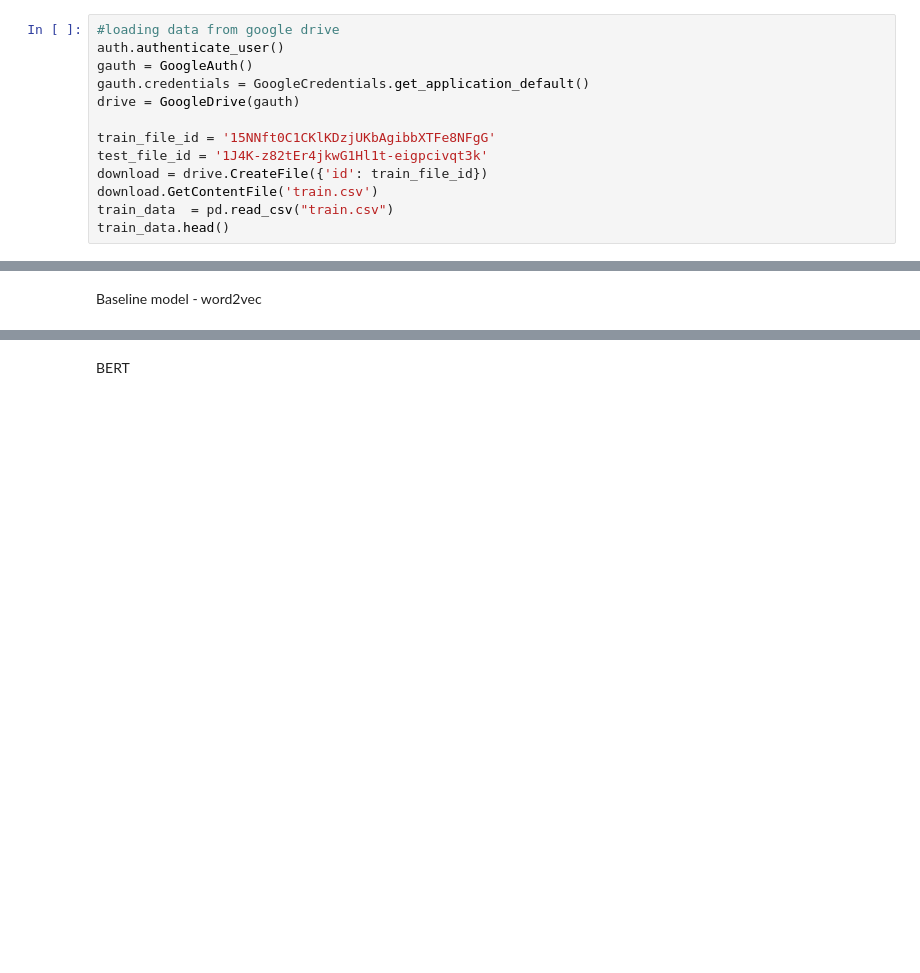
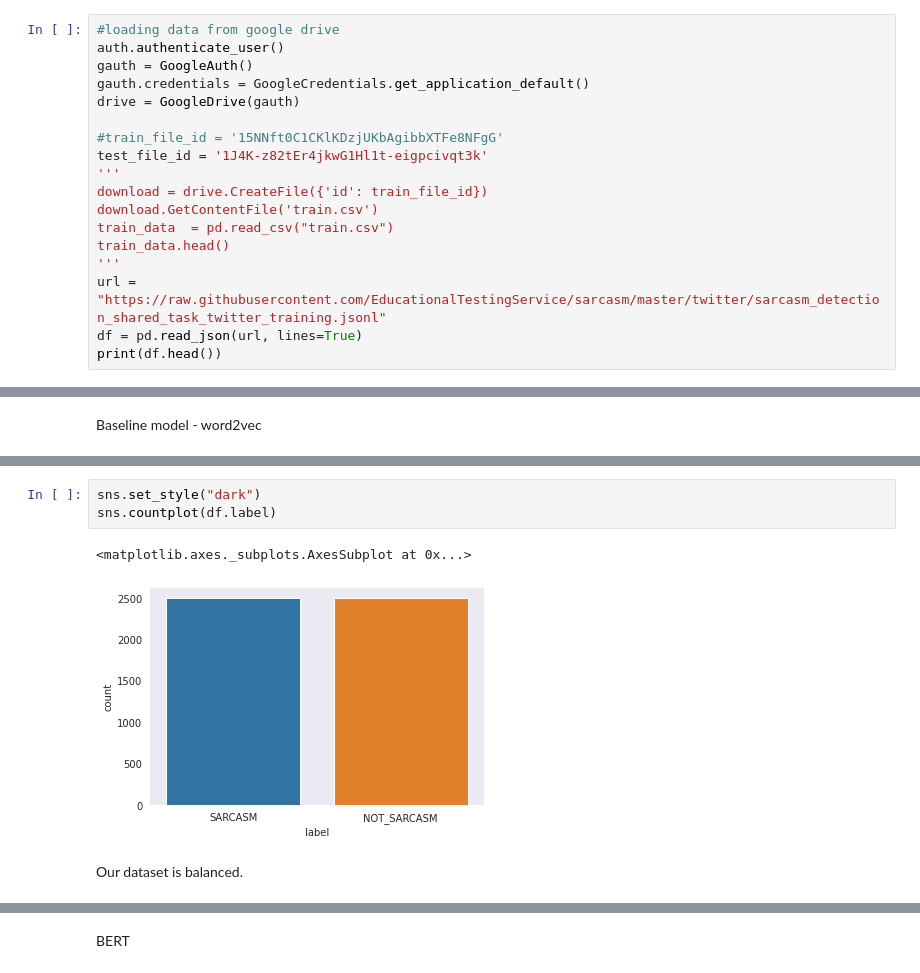
Before and after one commit to ShivaniGawande/DLFinalProject_Fall22, a Jupyter notebook: ReadingBetweenLines.ipynb, the cells around one changed output, grey strips where cells are left out. Cells and saved outputs as stored; diff of their text form; blank space fills up the shorter version.

```diff
--- a/ReadingBetweenLines.ipynb
+++ b/ReadingBetweenLines.ipynb
@@ -25,10 +37,15 @@ gauth = GoogleAuth()
 gauth.credentials = GoogleCredentials.get_application_default()
 drive = GoogleDrive(gauth)
 
-train_file_id = '15NNft0C1CKlKDzjUKbAgibbXTFe8NFgG'
+#train_file_id = '15NNft0C1CKlKDzjUKbAgibbXTFe8NFgG'
 test_file_id = '1J4K-z82tEr4jkwG1Hl1t-eigpcivqt3k'
+'''
 download = drive.CreateFile({'id': train_file_id})
 download.GetContentFile('train.csv')
 train_data  = pd.read_csv("train.csv")
 train_data.head()
+'''
+url = "https://raw.githubusercontent.com/EducationalTestingService/sarcasm/master/twitter/sarcasm_detection_shared_task_twitter_training.jsonl"
+df = pd.read_json(url, lines=True)
+print(df.head())
 # %% [output]
@@ -64,0 +105,8 @@ Baseline model - word2vec
+# %%
+sns.set_style("dark")
+sns.countplot(df.label)
+# %% [output]
+<matplotlib.axes._subplots.AxesSubplot at 0x...>
+[figure, added]
+# %% [markdown]
+Our dataset is balanced.
```
Also changed, not shown: parts of 21 cells of this notebook.
